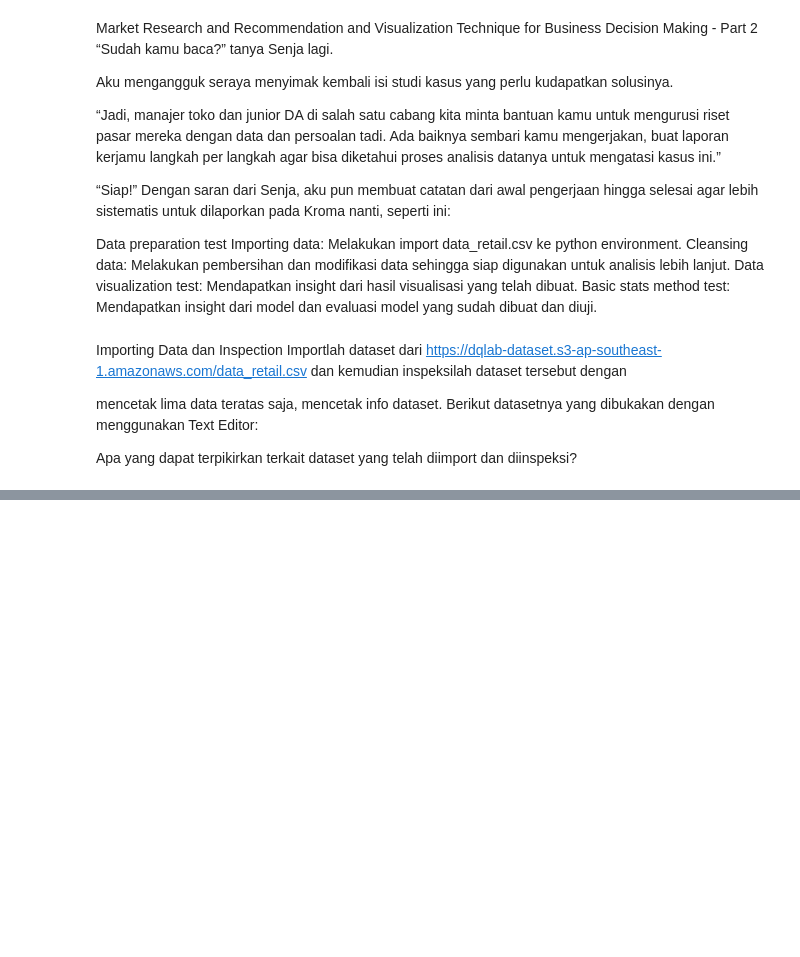
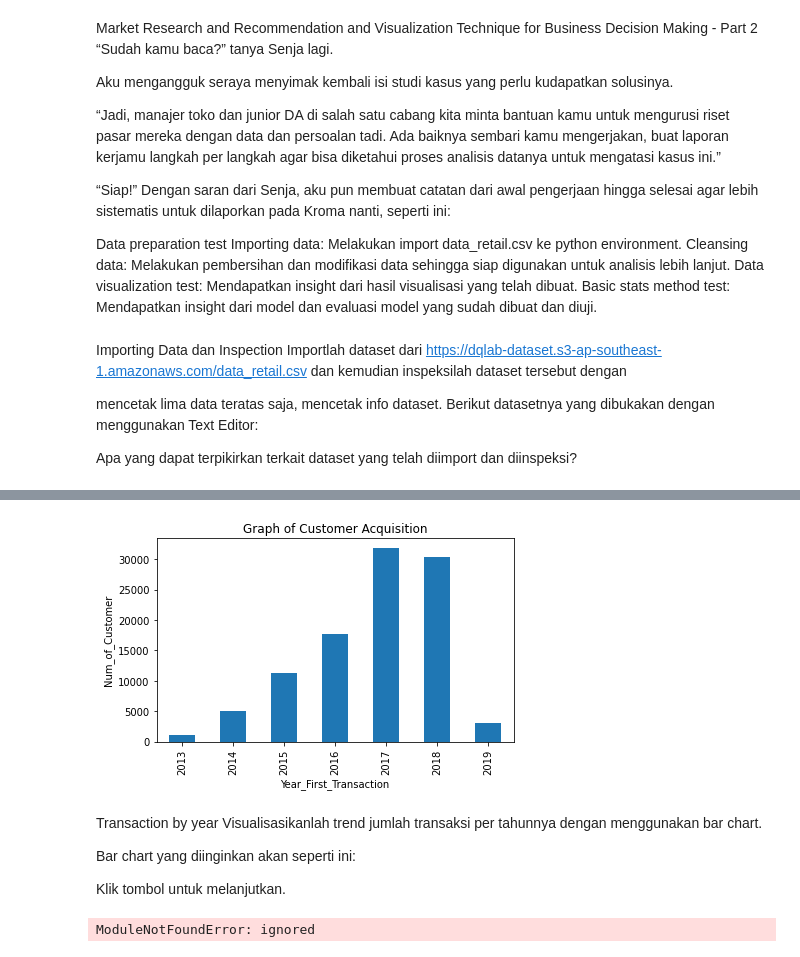
Before and after one commit to fiqhrimuliandaputra/Data-Analyst-Project-Business-Decision-Research, a Jupyter notebook: Data_Analyst_Project_Business_Decision_Research.ipynb, the cells around one changed output, grey strips where cells are left out. Drawn from its saved outputs; the diff is of its cells as text; code cells hidden in the pictures; blank space fills up the shorter version.

```diff
--- a/Data_Analyst_Project_Business_Decision_Research.ipynb
+++ b/Data_Analyst_Project_Business_Decision_Research.ipynb
@@ -105,0 +219,13 @@ Apa yang dapat terpikirkan terkait dataset yang telah diimport dan diinspeksi?
+# %%
+# Pengecekan transaksaksi terakhir dalam dataset
+print(max(df['Last_Transaction']))
+
+# Klasifikasikan customer yang berstatus churn atau tidak
+df.loc[df['Last_Transaction'] <= '2018-08-01', 'is_churn'] = True
+df.loc[df['Last_Transaction'] > '2018-08-01', 'is_churn'] = False
+
+print('Lima data teratas:')
+print(df.head())
+
+print('\nInfo dataset:')
+print(df.info())
@@ -105,0 +300,57 @@ Apa yang dapat terpikirkan terkait dataset yang telah diimport dan diinspeksi?
+# %%
+import ___ as plt
+
+# Kolom tahun transaksi pertama
+df['___'] = df['___'].___.___
+# Kolom tahun transaksi terakhir
+df['___'] = df['___'].___.___
+
+df_year = df.groupby(['___'])['___'].___
+df_year.plot(x='___', y='___', kind='___', title='___')
+plt.xlabel('___')
+plt.ylabel('___')
+plt.tight_layout()
+___
+# %%
+import matplotlib.pyplot as plt
+
+# Kolom tahun transaksi pertama
+df['Year_First_Transaction'] = df['First_Transaction'].dt.year
+# Kolom tahun transaksi terakhir
+df['Year_Last_Transaction'] = df['Last_Transaction'].dt.year
+
+df_year = df.groupby(['Year_First_Transaction'])['Customer_ID'].count()
+df_year.plot(x='Year_First_Transaction', y='Customer_ID', kind='bar', title='Graph of Customer Acquisition')
+plt.xlabel('Year_First_Transaction')
+plt.ylabel('Num_of_Customer')
+plt.tight_layout()
+plt.show()
+# %% [output]
+[figure, added]
+# %% [markdown]
+Transaction by year
+Visualisasikanlah trend jumlah transaksi per tahunnya dengan menggunakan bar chart.
+
+Bar chart yang diinginkan akan seperti ini:
+
+
+
+
+
+
+
+
+
+Klik tombol  untuk melanjutkan.
+# %%
+import ___ as plt
+
+plt.clf()
+df_year = df.groupby(['___'])['___'].___
+df_year.plot(x='___', y='___', kind='___', title='___')
+plt.xlabel('___')
+plt.ylabel('___')
+plt.tight_layout()
+___
+# %% [output]
+ModuleNotFoundError: ignored
```
Also changed, not shown: parts of 49 cells of this notebook.
